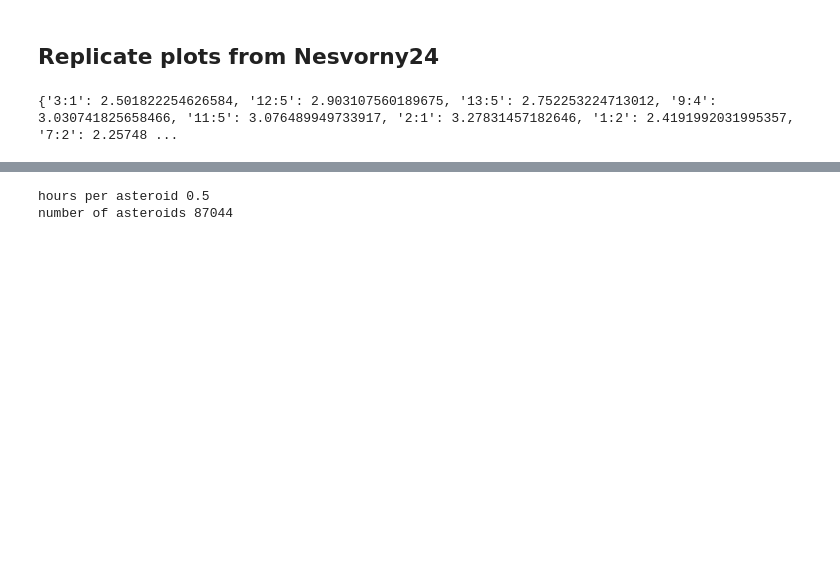
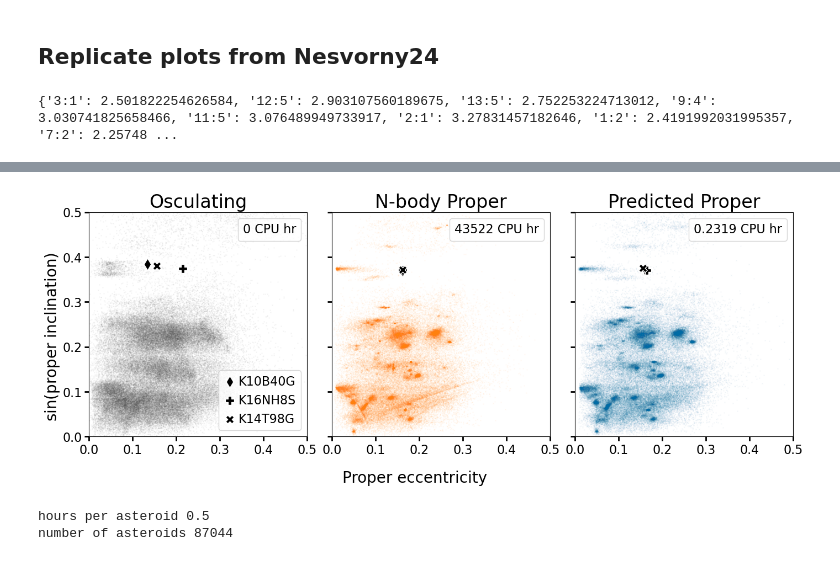
Before and after one commit to YangShen31/proper_elements_prediction, a Jupyter notebook: 3_evaluate_models.ipynb, the cells around one changed output, grey strips where cells are left out. Saved outputs shown, nothing was run; the diff lists cells and outputs as text; code cells hidden in the pictures; blank space fills up the shorter version.

```diff
--- a/3_evaluate_models.ipynb
+++ b/3_evaluate_models.ipynb
@@ -553,43 +583,62 @@ cpu_hours = {
     "ML Proper": f"{len(middle_belt) * total_time_per_asteroid / 3600:.4} CPU hr"
 }
 
 fig, ax = plt.subplots(1, 3, figsize=(14, 5.5), sharex=True, sharey=True)
 
-ax[0].scatter(
+osc_handle = ax[0].scatter(
     middle_belt["e"], np.sin(middle_belt["Incl."] * np.pi / 180),
     s=0.5, alpha=0.05, color=colors[3], rasterized=True, label=cpu_hours["Osculating"]
 )
+runtime_legend = ax[0].legend(handles=[osc_handle],
+    loc="upper right",
+    frameon=True,
+    handlelength=0,
+    handletextpad=0)
+ax[0].add_artist(runtime_legend)
+key_handles = plot_key_asteroids(ax[0], key_asteroids["e"], np.sin(key_asteroids["Incl."] * np.pi / 180), key_asteroids["Des\'n"], key_asteroids["marker"], key_asteroids["color"], legend=True)
+ax[0].legend(handles=key_handles,
+    loc="lower right",
+    frameon=True,
+    handlelength=1,
+    handletextpad=0.2)
 ax[0].set_title("Osculating")
-ax[0].legend(
+
+ax[1].scatter(
+    middle_belt["prope"], middle_belt["propsini"],
+    s=0.5, alpha=0.04, color=colors[1], rasterized=True, label=cpu_hours["N-body"]
+)
+plot_key_asteroids(ax[1], key_asteroids["prope"], key_asteroids["propsini"], key_asteroids["Des\'n"], key_asteroids["marker"], key_asteroids["color"])
+ax[1].set_title("N-body Proper")
+ax[1].legend(
     loc="upper right",
     frameon=True,
     handlelength=0,
     handletextpad=0)
 
-ax[1].scatter(
-    middle_belt["prope"], middle_belt["propsini"],
-    s=0.5, alpha=0.04, color=colors[1], rasterized=True, label=cpu_hours["N-body"]
-)
-ax[1].set_title("N-body Proper")
-ax[1].legend()
-
 ax[2].scatter(
     middle_belt["pred_e"], middle_belt["pred_sini"],
     s=0.5, alpha=0.04, color=colors[0], rasterized=True, label=cpu_hours["ML Proper"]
 )
+plot_key_asteroids(ax[2], key_asteroids["pred_e"], key_asteroids["pred_sini"], key_asteroids["Des\'n"], key_asteroids["marker"], key_asteroids["color"])
 ax[2].set_title("Predicted Proper")
-ax[2].legend()
+ax[2].legend(
+    loc="upper right",
+    frameon=True,
+    handlelength=0,
+    handletextpad=0)
 
 for axis in ax:
     axis.set_xlim(0, 0.5)
     axis.set_ylim(0, 0.5)
 
 fig.supxlabel("Proper eccentricity", fontsize = 20)
 fig.supylabel(r"$\sin(\mathrm{proper\ inclination})$", fontsize = 20)
 
 plt.tight_layout(w_pad=2)
 plt.savefig("./plots/comparison_in_diff_regions.pdf")
 plt.show()
+# %% [output]
+[figure, added]
 # %%
 print("hours per asteroid", nesvorny_time_per_asteroid / 3600)
 print("number of asteroids", len(middle_belt))
```
Also changed, not shown: parts of 14 cells of this notebook, 9 other files.
